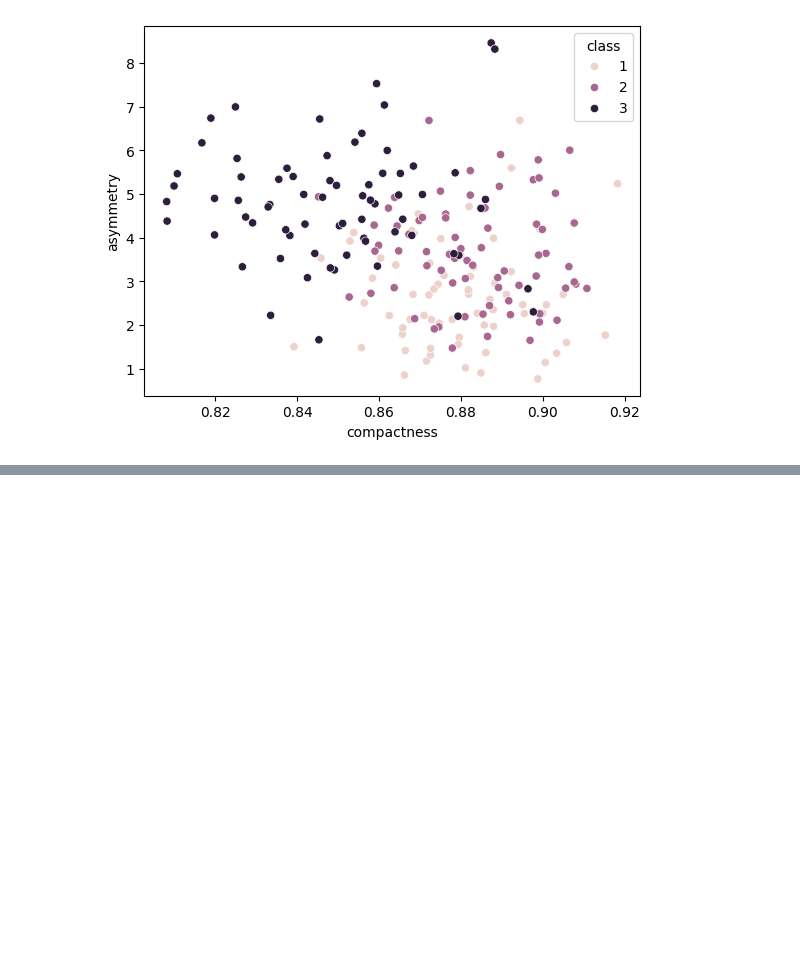
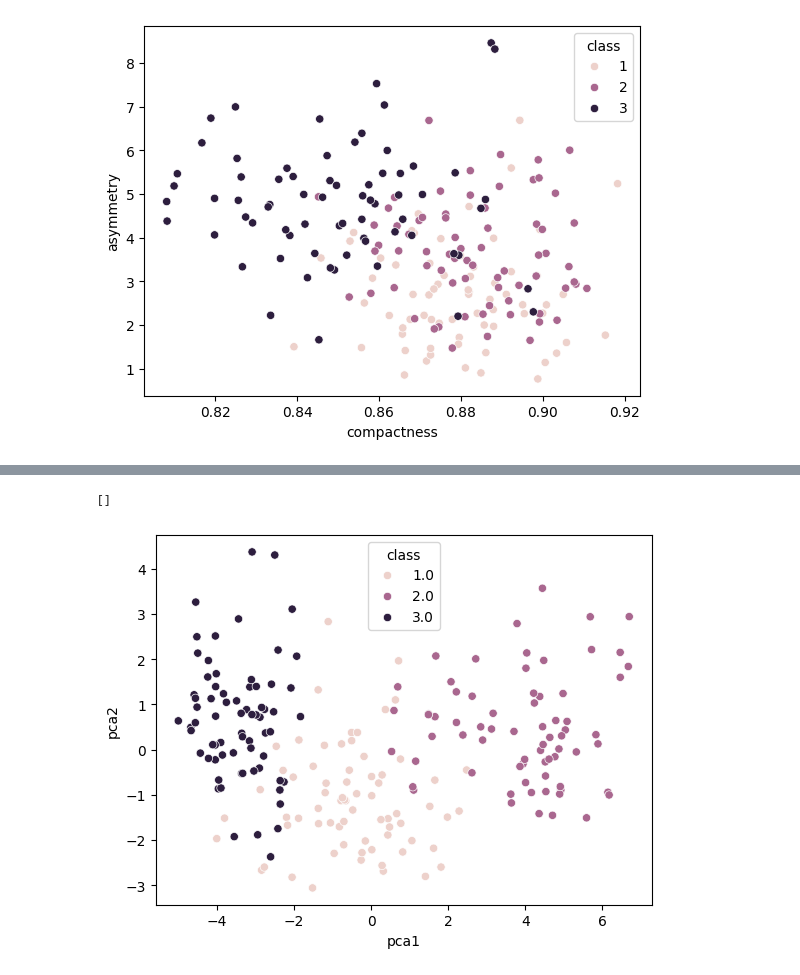
Before and after one commit to Rishi-Mishra0704/ML-Seeds, a Jupyter notebook: main.ipynb, the cells around one changed output, grey strips where cells are left out. Saved outputs shown, nothing was run; the diff lists cells and outputs as text; code cells hidden in the pictures; blank space fills up the shorter version.

```diff
--- a/main.ipynb
+++ b/main.ipynb
@@ -87,0 +127,7 @@ plt.plot()
+# %%
+# Truth classes
+sns.scatterplot(x="pca1", y="pca2", hue='class', data=truth_pca_df)
+plt.plot()
+# %% [output]
+[]
+[figure, added]
```
Also changed, not shown: parts of 12 cells of this notebook.
